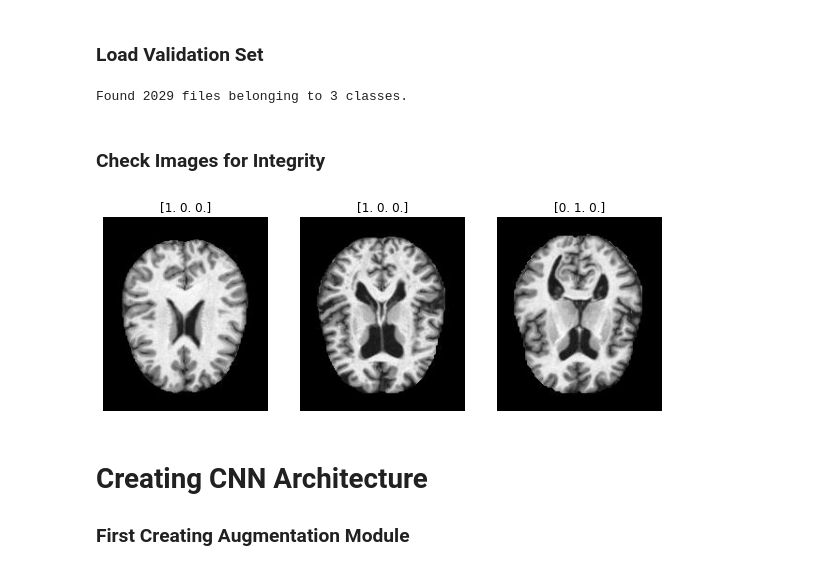
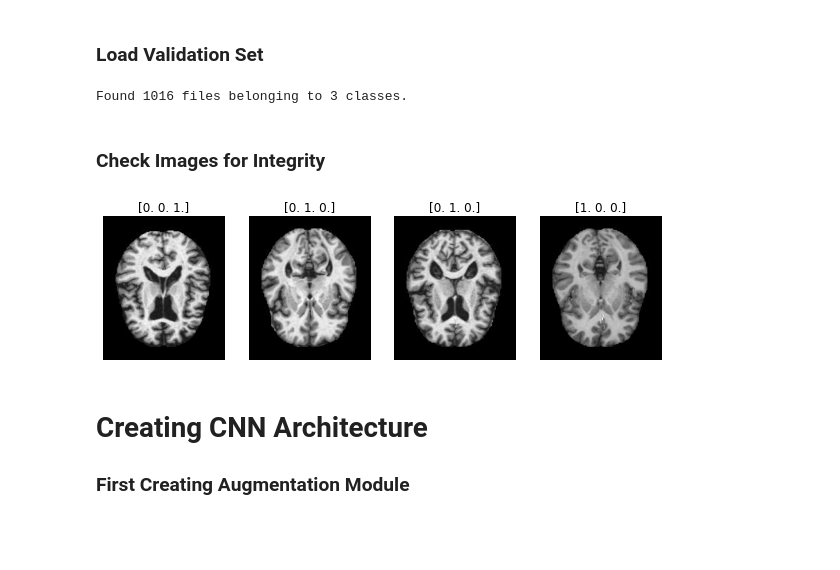
Before and after one commit to robert-kloepsch/alzheimer-classification, a Jupyter notebook: modeling/AlzheimersModel2D_VGG16.ipynb, the cells around one changed output. Cells and saved outputs as stored; diff of their text form; code cells hidden in the pictures; blank space fills up the shorter version.

```diff
--- a/modeling/AlzheimersModel2D_VGG16.ipynb
+++ b/modeling/AlzheimersModel2D_VGG16.ipynb
@@ -32,7 +32,7 @@ from cnn_backbone import base_model
 # %%
 # load dataset from drive
 #PATH = "/Users/josealbertodiazsalas/Documents/Alzheimer_s Dataset/train"
-PATH = "F:\\MRI_class\\data\\Alzheimer_s Dataset_30percentVal\\train"
+PATH = "F:\\MRI_class\\data\\Alzheimer_s Dataset_20percentVal\\train"
 IMAGE_SIZE = (208, 176)
 train_ds = image_dataset_from_directory(
                                         PATH,
@@ -124,7 +137,7 @@ train_fullTensor = tf.data.Dataset.from_generator(
 # load validation dataset from drive
 # set for training
 #PATH = "/Users/josealbertodiazsalas/Documents/Alzheimer_s Dataset/train"
-PATH = "F:\\MRI_class\\data\\Alzheimer_s Dataset_30percentVal\\validation"
+PATH = "F:\\MRI_class\\data\\Alzheimer_s Dataset_20percentVal\\validation"
 IMAGE_SIZE = (208, 176)
 val_ds = image_dataset_from_directory(
                                         PATH,
@@ -137,20 +150,20 @@ val_ds = image_dataset_from_directory(
 # one hot encode the labels to fit into the cnn layers
 val_fullTensor = val_ds.map(lambda x, y: (x, tf.one_hot(y, depth=3)))
 # %% [output]
-Found 2029 files belonging to 3 classes.
+Found 1016 files belonging to 3 classes.
 # %% [markdown]
 ### Check Images for Integrity
 # %%
 # plot some example images from loaded set
 plt.figure(figsize=(10, 10))
-for images, labels in train_fullTensor.take(1):
-  for i in range(3):
-    ax = plt.subplot(1, 3, i + 1)
+for images, labels in train_fullTensor.take(10):
+  for i in range(4):
+    ax = plt.subplot(1, 4, i + 1)
     plt.imshow(images[i].numpy().astype("uint8"), cmap="gray")
     plt.title([labels[i].numpy()][0])
     plt.axis("off")
 # %% [output]
-[figure, old version]
+[figure, new version]
 # %% [markdown]
 # Creating CNN Architecture
 ### First Creating Augmentation Module
```
Also changed, not shown: parts of 20 cells of this notebook, 3 other files.
